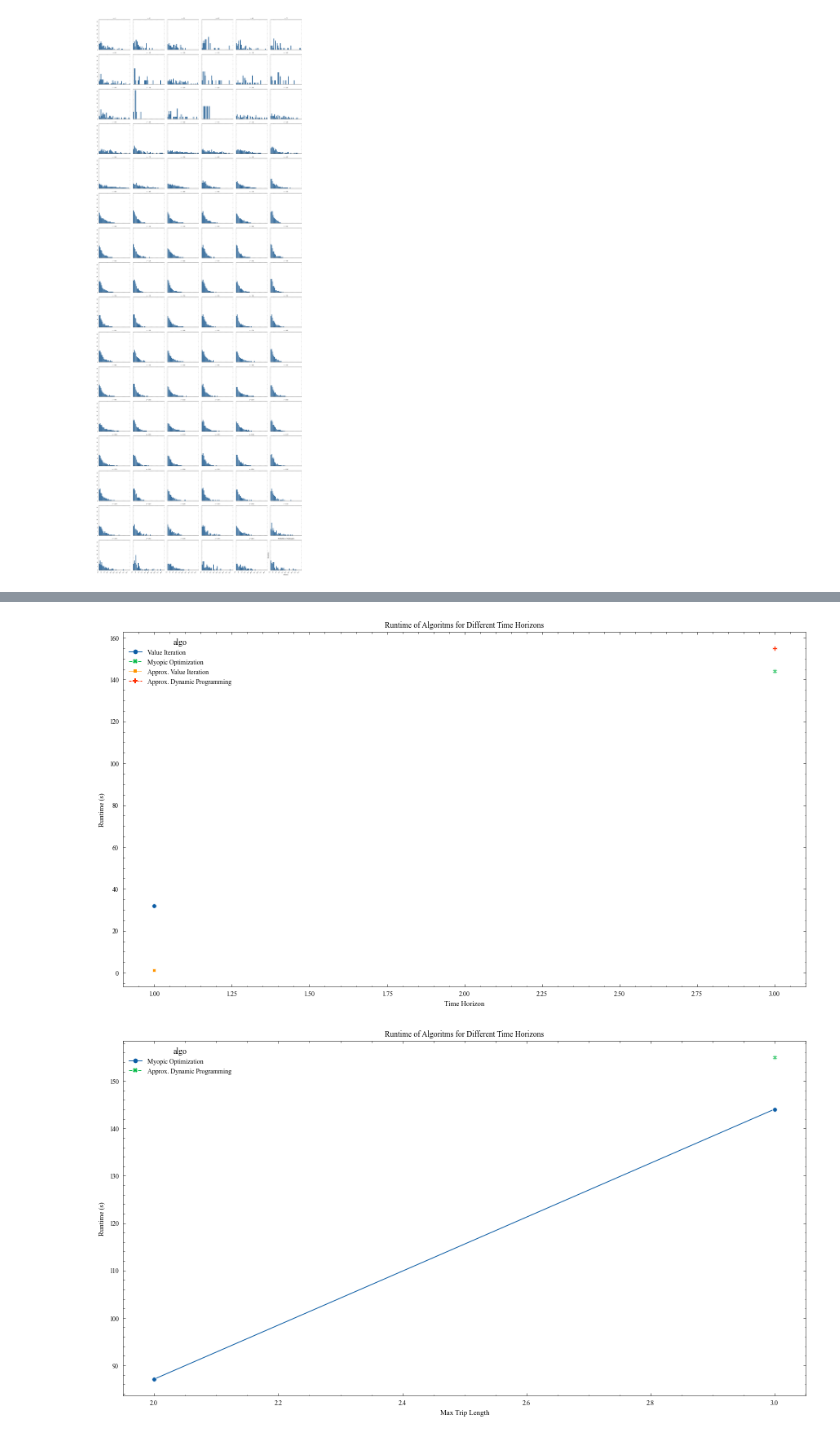
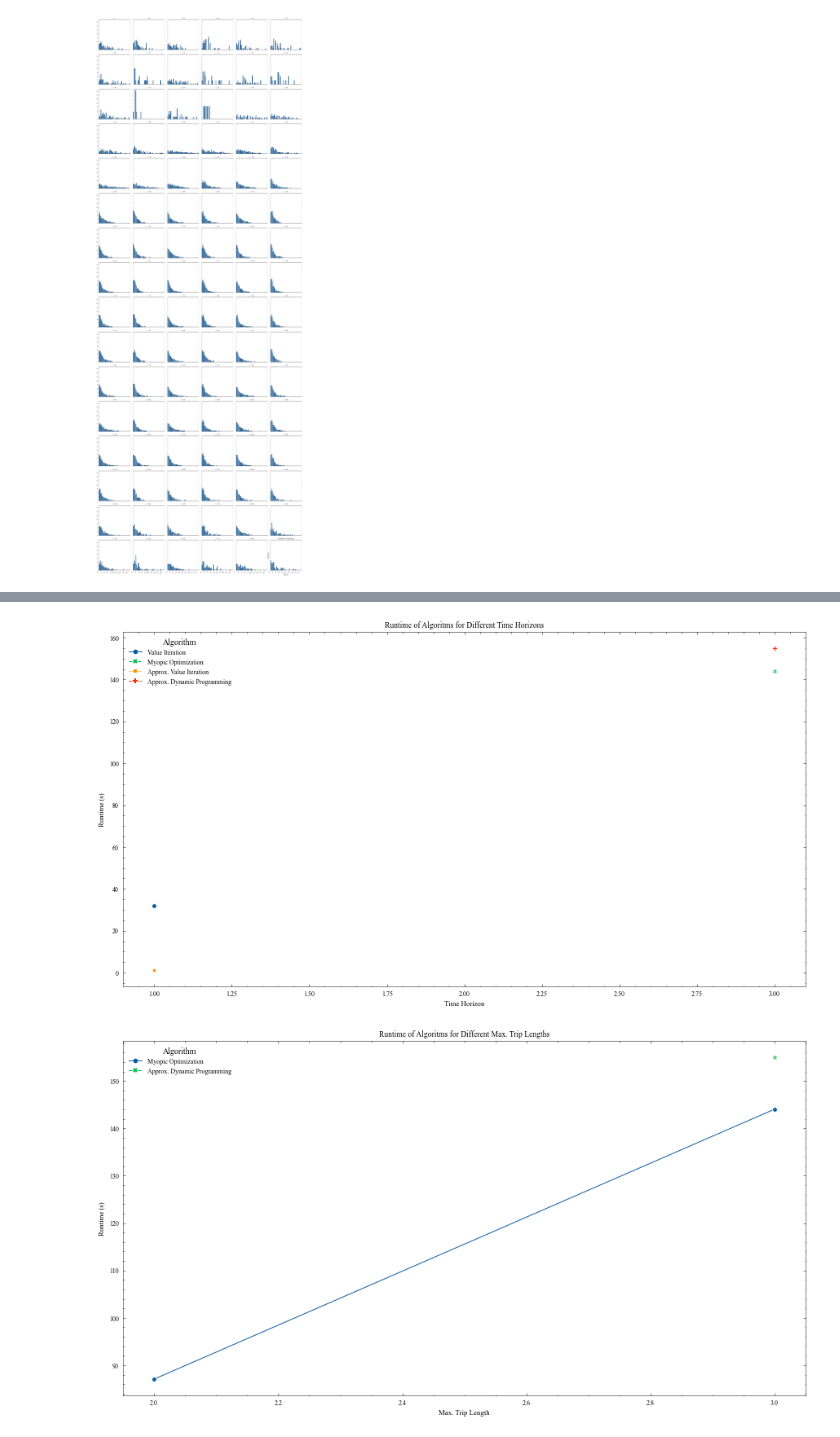
Before and after one commit to thummelt/master-thesis, a Jupyter notebook: code/src/Visualization.ipynb, the cells around one changed output, grey strips where cells are left out. Saved outputs shown, nothing was run; the diff lists cells and outputs as text; code cells hidden in the pictures.

Commit message:
finishing detail analysis plots

```diff
--- a/code/src/Visualization.ipynb
+++ b/code/src/Visualization.ipynb
@@ -164,27 +158,27 @@ plts += [("vi_splitrt", plt.gcf())]
 # %%
 # 3. [ALL] Runtime comparison
 plt_rt = pd.DataFrame()
 
 for algo in runs:
-    tmp = pd.read_pickle("/usr/app/output/xlsx/%s/rt.pkl" % algo[1])
+    tmp = pd.read_pickle("/usr/app/output/xlsx/%s/rt.pkl" % algo[1]).astype({"T":int})
     tmp["algo"] = algo[0]
     plt_rt = plt_rt.append(tmp)
 
 plt_rt_t = plt_rt[(plt_rt.trip_max == param["trip_max"])].copy()
 plt_rt_trip_max = plt_rt[(plt_rt["T"] == param["T"])].copy()
 
 fig, ax = plt.subplots(figsize=(15, 8))
 g = sns.lineplot(ax=ax, data=plt_rt_t, x="T", y="time", hue="algo", style="algo", markers=True, legend = True)
-plttr.formatPlot(g, "Time Horizon" , "Runtime (s)","Runtime of Algoritms for Different Time Horizons",None, "Algorithm")
-plts = [("rt_t", plt.gcf())]
+plttr.formatPlot(g, "Time Horizon" , "Runtime (s)","Runtime of Algoritms for Different Time Horizons",None, None,"Algorithm")
+plts += [("rt_t", plt.gcf())]
 
 fig, ax = plt.subplots(figsize=(15, 8))
 g = sns.lineplot(ax=ax, data=plt_rt_trip_max, x="trip_max", y="time", hue="algo", style="algo", markers=True, legend = True)
-plttr.formatPlot(g, "Max. Trip Length" , "Runtime (s)","Runtime of Algoritms for Different Max. Trip Lengths", None, "Algorithm")
-plts = [("rt_trip_max", plt.gcf())]
+plttr.formatPlot(g, "Max. Trip Length" , "Runtime (s)","Runtime of Algoritms for Different Max. Trip Lengths", None,None, "Algorithm")
+plts += [("rt_trip_max", plt.gcf())]
 # %% [output]
-[figure, old version]
+[figure, new version]
-[figure, old version]
+[figure, new version]
 # %%
 # 4.[~VI] Value according to algorithm and scenario
 plt_value = pd.read_pickle("/usr/app/output/xlsx/[%s-%s]-value_comp.pkl" % (param["T"], param["trip_max"]))
```
Also changed, not shown: parts of 10 cells of this notebook, 2 other files.
